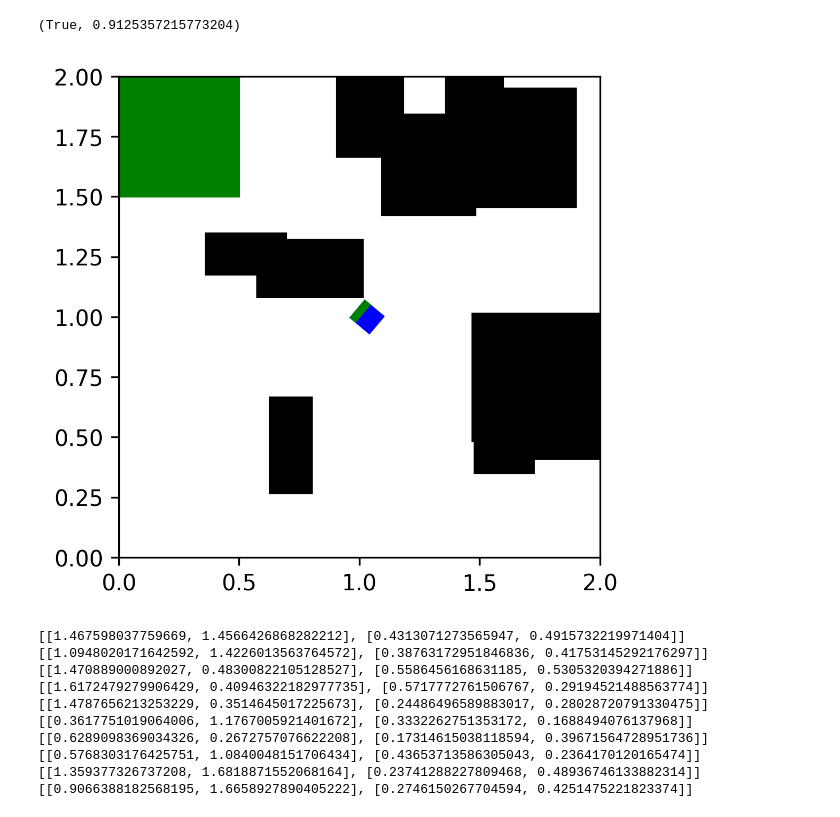
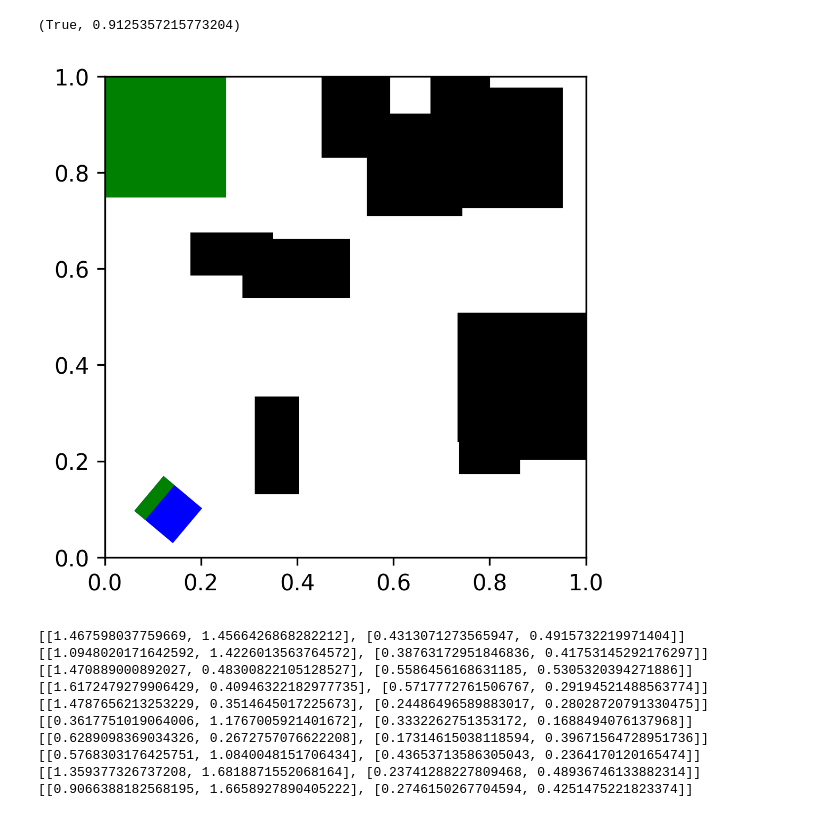
Before and after one commit to samer1248/ECE209AS-Lab2, a Jupyter notebook: project2.ipynb, the cells around one changed output. Saved outputs shown, nothing was run; the diff lists cells and outputs as text; code cells hidden in the pictures.

```diff
--- a/project2.ipynb
+++ b/project2.ipynb
@@ -12,7 +12,7 @@ wheel_sep = 0.09
 tail_dist = 0.075
 robot_height = tail_dist  + wheel_radius
 # %%
-def show_world(obstacles = [[[0.5,0.5],[0.1,0.5]], [[0.8,0.5],[0.01,0.03]]],oneway = None, target = None,dimensions = [2,2]):
+def show_world(obstacles = [[[0.5,0.5],[0.1,0.5]], [[0.8,0.5],[0.01,0.03]]],oneway = None, target = None,dimensions = [1,1]):
     plt.rcParams['figure.dpi'] = 300
     fig = plt.figure()
     ax=fig.add_subplot(111)
@@ -415,22 +423,22 @@ check_path_for_collisions ([0,0,0],[np.pi/2,10,0], [ [[-1,1],[1,1]], [[-1,5],[1,
 (True, 0.9125357215773204)
 # %%
 n_obstacles = 10
-world_size = 2
+world_size = 1
 np.random.seed(563121)
-obstacle_positions = np.random.uniform(0.2,world_size-0.2,[n_obstacles,2]).tolist()
-obstacle_dims = np.random.uniform(0.15,0.6,[n_obstacles,2]).tolist()
+obstacle_positions = np.random.uniform(0.2/2,world_size-0.2/2,[n_obstacles,2]).tolist()
+obstacle_dims = np.random.uniform(0.15/2,0.6/2,[n_obstacles,2]).tolist()
 
 obstacles_list = []
 for i in range(n_obstacles):
     obstacles_list.append([obstacle_positions[i],obstacle_dims[i]])
 
 # obstacles_list= [[[0.5,0.5],[1,1]]]
 
-target = [[0,1.5],[0.5,0.5]]
+target = [[0,1.5/2],[0.5/2,0.5/2]]
 ax = show_world(obstacles_list,target = target,dimensions=[world_size,world_size])
-plot_robot([1,1,np.pi/2],ax)
+plot_robot([0.1,0.1,np.pi/2],ax)
 # %% [output]
-[figure, old version]
+[figure, new version]
 # %%
 for ob in obstacles_list:
     print(ob)
```
Also changed, not shown: parts of 16 cells of this notebook, 2 other files.
